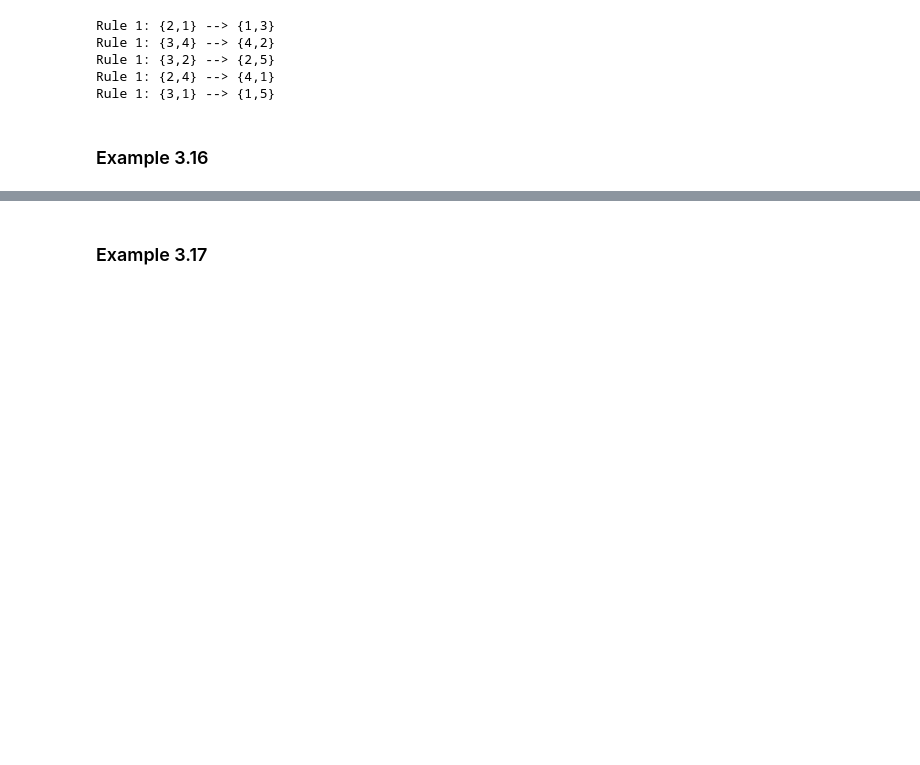
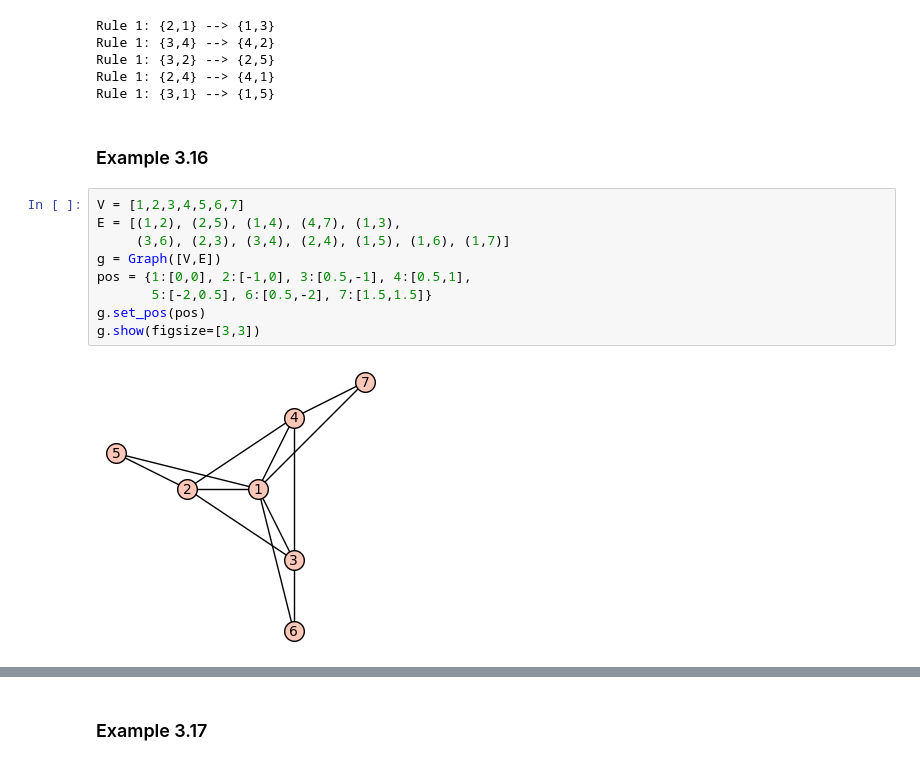
Before and after one commit to jephianlin/publish, a Jupyter notebook: Gssp_illustration.ipynb, the cells around one changed output, grey strips where cells are left out. Cells and saved outputs as stored; diff of their text form; blank space fills up the shorter version.

Commit message:
sec5 3 graphs left

```diff
--- a/Gssp_illustration.ipynb
+++ b/Gssp_illustration.ipynb
@@ -20,3 +53,14 @@ Rule 1: {2,4} --> {4,1}
 Rule 1: {3,1} --> {1,5}
 # %% [markdown]
 ### Example 3.16
+# %%
+V = [1,2,3,4,5,6,7]
+E = [(1,2), (2,5), (1,4), (4,7), (1,3),
+     (3,6), (2,3), (3,4), (2,4), (1,5), (1,6), (1,7)]
+g = Graph([V,E])
+pos = {1:[0,0], 2:[-1,0], 3:[0.5,-1], 4:[0.5,1],
+       5:[-2,0.5], 6:[0.5,-2], 7:[1.5,1.5]}
+g.set_pos(pos)
+g.show(figsize=[3,3])
+# %% [output]
+[figure, added]
```
Also changed, not shown: parts of 26 cells of this notebook, 3 other files.
